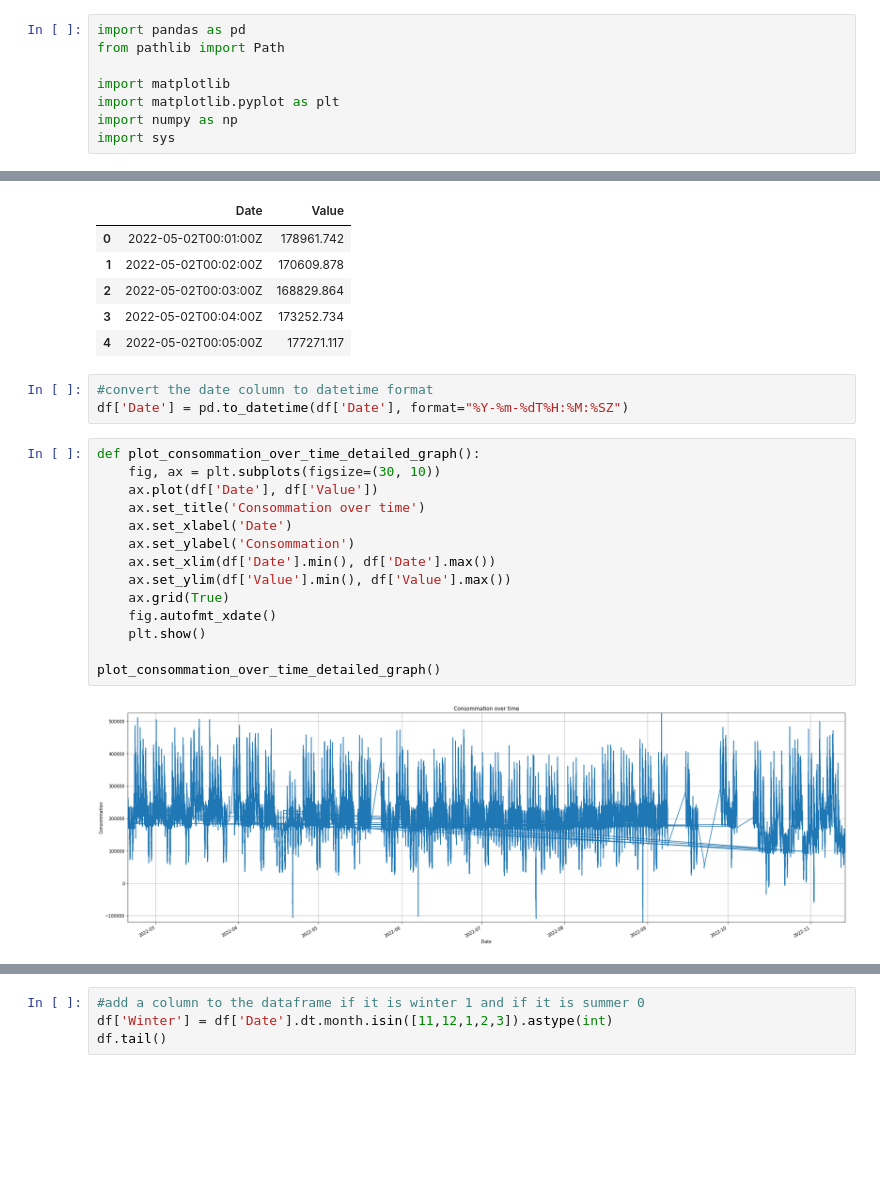
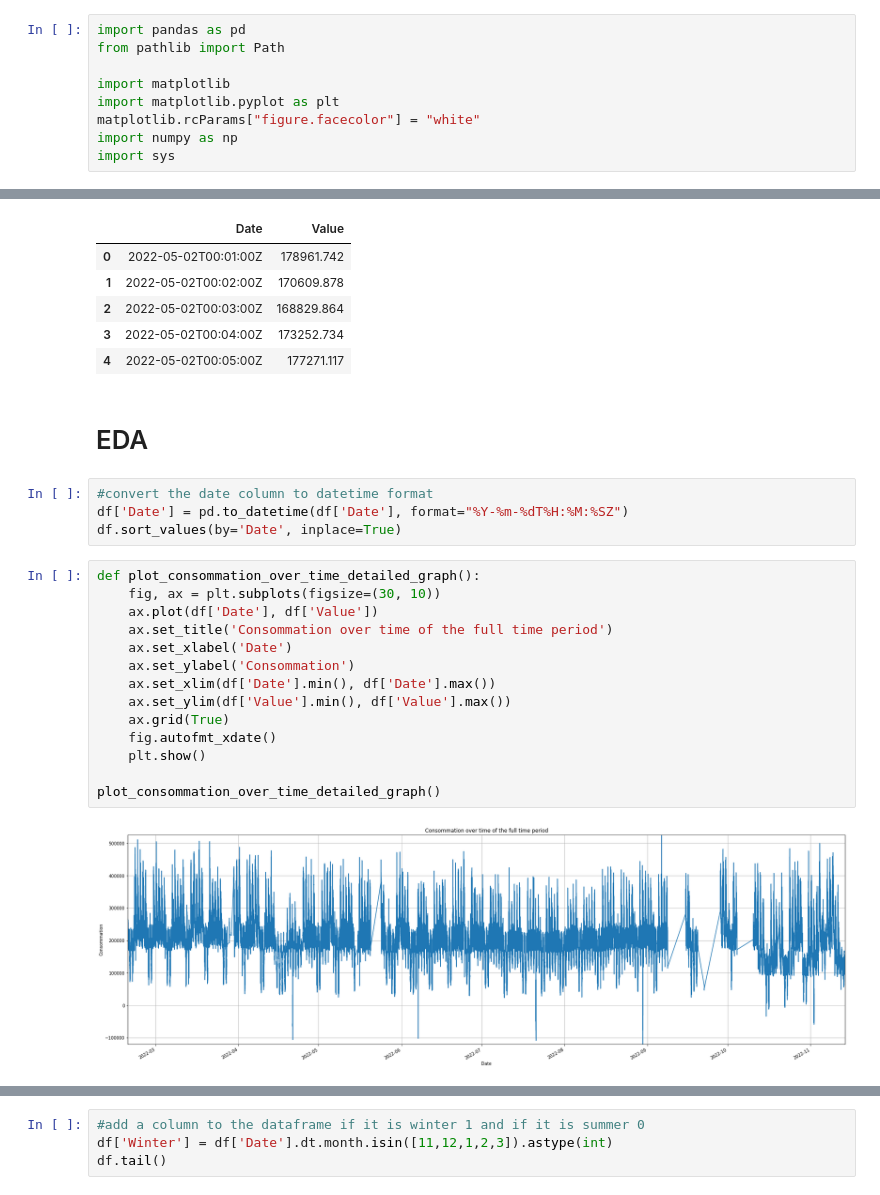
Before and after one commit to cojre/ml-project-2-stockdataholm, a Jupyter notebook: main.ipynb, the cells around one changed output, grey strips where cells are left out. Cells and saved outputs as stored; diff of their text form; blank space fills up the shorter version.

```diff
--- a/main.ipynb
+++ b/main.ipynb
@@ -4,5 +6,6 @@ from pathlib import Path
 
 import matplotlib
 import matplotlib.pyplot as plt
+matplotlib.rcParams["figure.facecolor"] = "white"
 import numpy as np
 import sys
@@ -17,25 +22,28 @@ df.head()
 | 2 | 2022-05-02T00:03:00Z | 168829.864 |
 | 3 | 2022-05-02T00:04:00Z | 173252.734 |
 | 4 | 2022-05-02T00:05:00Z | 177271.117 |
+# %% [markdown]
+# EDA
 # %%
 #convert the date column to datetime format
 df['Date'] = pd.to_datetime(df['Date'], format="%Y-%m-%dT%H:%M:%SZ")
+df.sort_values(by='Date', inplace=True)
 # %%
 def plot_consommation_over_time_detailed_graph():
     fig, ax = plt.subplots(figsize=(30, 10))
     ax.plot(df['Date'], df['Value'])
-    ax.set_title('Consommation over time')
+    ax.set_title('Consommation over time of the full time period')
     ax.set_xlabel('Date')
     ax.set_ylabel('Consommation')
     ax.set_xlim(df['Date'].min(), df['Date'].max())
     ax.set_ylim(df['Value'].min(), df['Value'].max())
     ax.grid(True)
     fig.autofmt_xdate()
     plt.show()
 
 plot_consommation_over_time_detailed_graph()
 # %% [output]
-[figure, old version]
+[figure, new version]
 # %%
 #function to plot the first 30 days
 def plot_consommation_over_time_zoomed_graph():
```
Also changed, not shown: parts of 7 cells of this notebook, 2 other files.
